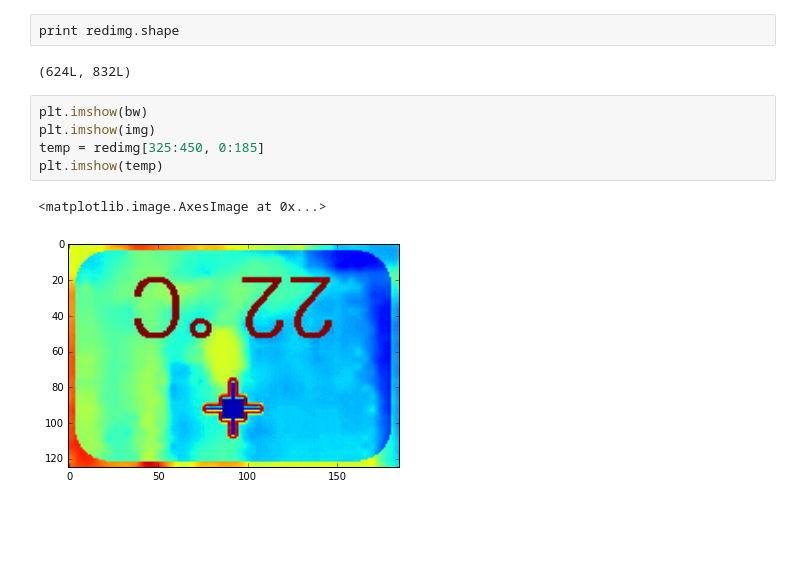
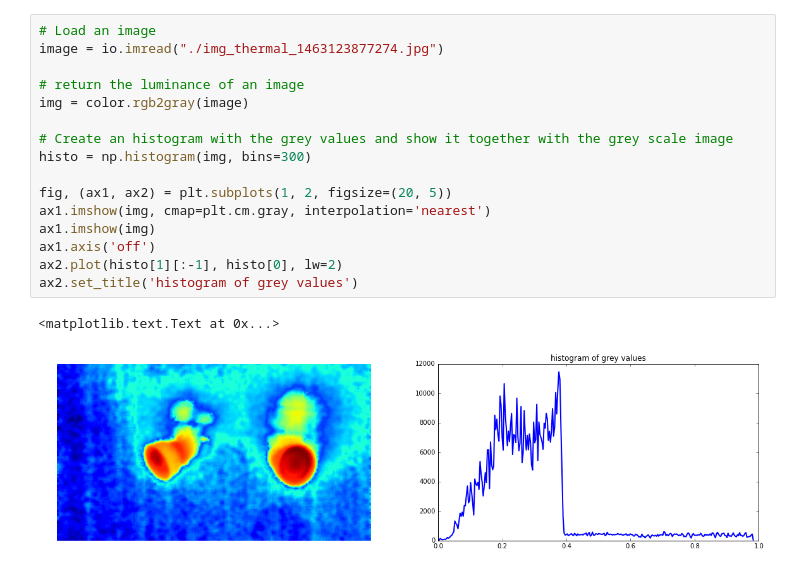
Before and after one commit to cortiana/DemoML, a Jupyter notebook: ml-demo02.ipynb, the cells around one changed output. Saved outputs shown, nothing was run; the diff lists cells and outputs as text; blank space fills up the shorter version.

```diff
--- a/ml-demo02.ipynb
+++ b/ml-demo02.ipynb
@@ -90,12 +28,19 @@ plt.imshow(redimg)
-# %%
-print redimg.shape
-# %% [output]
-(624L, 832L)
-# %%
-plt.imshow(bw)
-plt.imshow(img)
-temp = redimg[325:450, 0:185]
-plt.imshow(temp)
-# %% [output]
-<matplotlib.image.AxesImage at 0x...>
-[figure, removed]
+# %%
+# Load an image
+image = io.imread("./img_thermal_1463123877274.jpg")
+
+# return the luminance of an image
+img = color.rgb2gray(image)
+
+# Create an histogram with the grey values and show it together with the grey scale image
+histo = np.histogram(img, bins=300)
+
+fig, (ax1, ax2) = plt.subplots(1, 2, figsize=(20, 5))
+ax1.imshow(img, cmap=plt.cm.gray, interpolation='nearest')
+ax1.imshow(img)
+ax1.axis('off')
+ax2.plot(histo[1][:-1], histo[0], lw=2)
+ax2.set_title('histogram of grey values')
+# %% [output]
+<matplotlib.text.Text at 0x...>
+[figure, added]
```
Also changed, not shown: parts of 19 cells of this notebook, 3 other files.
